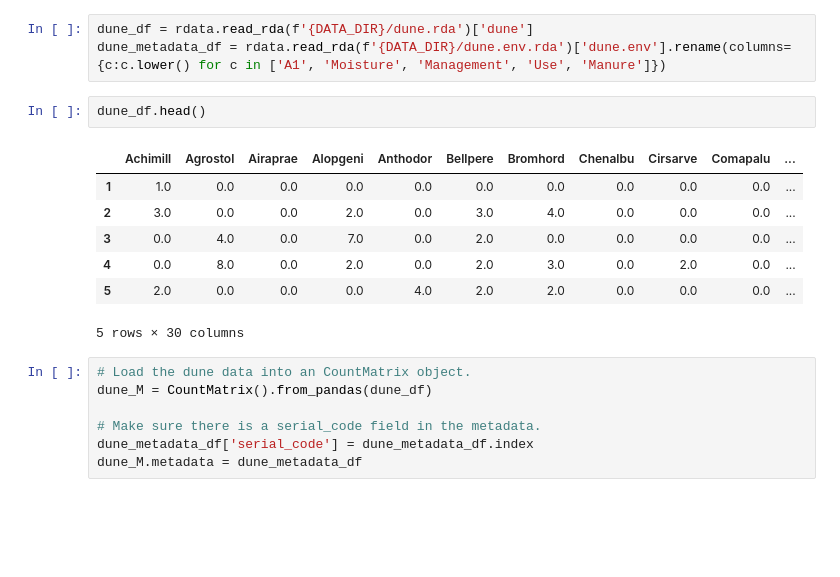
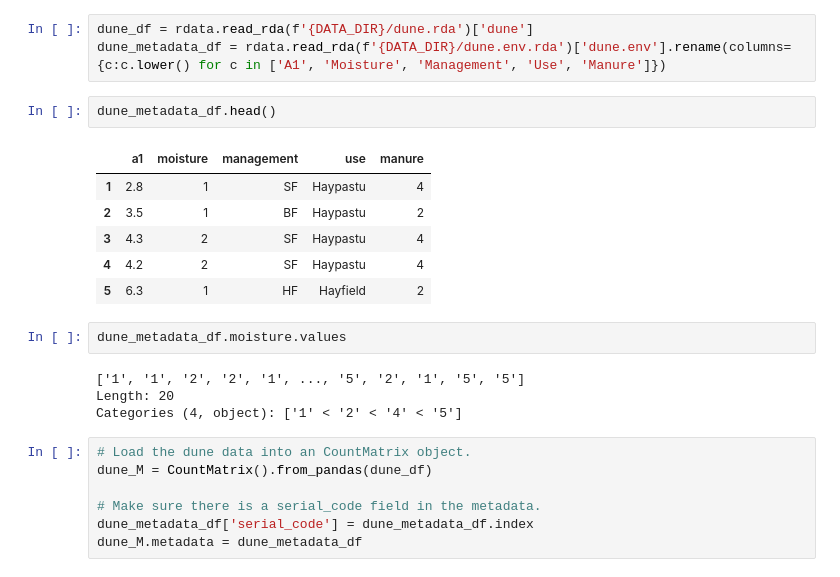
Before and after one commit to pipparichter/methanotrophy, a Jupyter notebook: sandbox.ipynb, the cells around one changed output. Cells and saved outputs as stored; diff of their text form; blank space fills up the shorter version.

```diff
--- a/sandbox.ipynb
+++ b/sandbox.ipynb
@@ -22,15 +22,20 @@ The `rdata.read_rda` function call below reads in the dataset as a pandas `DataF
 dune_df = rdata.read_rda(f'{DATA_DIR}/dune.rda')['dune']
 dune_metadata_df = rdata.read_rda(f'{DATA_DIR}/dune.env.rda')['dune.env'].rename(columns={c:c.lower() for c in ['A1', 'Moisture', 'Management', 'Use', 'Manure']})
 # %%
-dune_df.head()
+dune_metadata_df.head()
 # %% [output]
-|  | Achimill | Agrostol | Airaprae | Alopgeni | Anthodor | Bellpere | Bromhord | Chenalbu | Cirsarve | Comapalu | ... |
-| 1 | 1.0 | 0.0 | 0.0 | 0.0 | 0.0 | 0.0 | 0.0 | 0.0 | 0.0 | 0.0 | ... |
-| 2 | 3.0 | 0.0 | 0.0 | 2.0 | 0.0 | 3.0 | 4.0 | 0.0 | 0.0 | 0.0 | ... |
-| 3 | 0.0 | 4.0 | 0.0 | 7.0 | 0.0 | 2.0 | 0.0 | 0.0 | 0.0 | 0.0 | ... |
-| 4 | 0.0 | 8.0 | 0.0 | 2.0 | 0.0 | 2.0 | 3.0 | 0.0 | 2.0 | 0.0 | ... |
-| 5 | 2.0 | 0.0 | 0.0 | 0.0 | 4.0 | 2.0 | 2.0 | 0.0 | 0.0 | 0.0 | ... |
+|  | a1 | moisture | management | use | manure |
+| 1 | 2.8 | 1 | SF | Haypastu | 4 |
+| 2 | 3.5 | 1 | BF | Haypastu | 2 |
+| 3 | 4.3 | 2 | SF | Haypastu | 4 |
+| 4 | 4.2 | 2 | SF | Haypastu | 4 |
+| 5 | 6.3 | 1 | HF | Hayfield | 2 |
-5 rows × 30 columns
+# %%
+dune_metadata_df.moisture.values
+# %% [output]
+['1', '1', '2', '2', '1', ..., '5', '2', '1', '5', '5']
+Length: 20
+Categories (4, object): ['1' < '2' < '4' < '5']
 # %%
 # Load the dune data into an CountMatrix object.
 dune_M = CountMatrix().from_pandas(dune_df)
```
Also changed, not shown: parts of 6 cells of this notebook, 5 other files.
